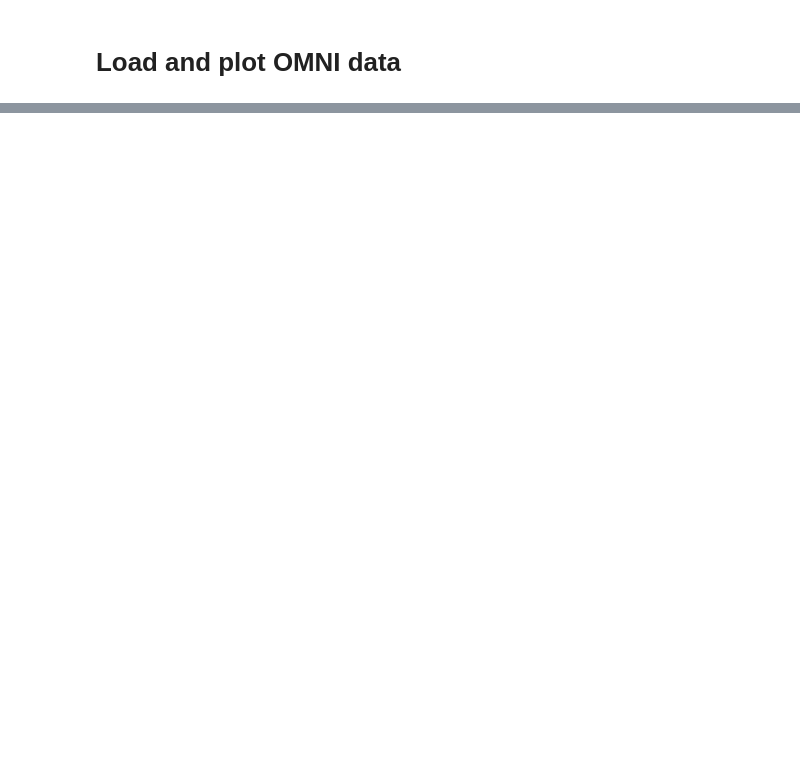
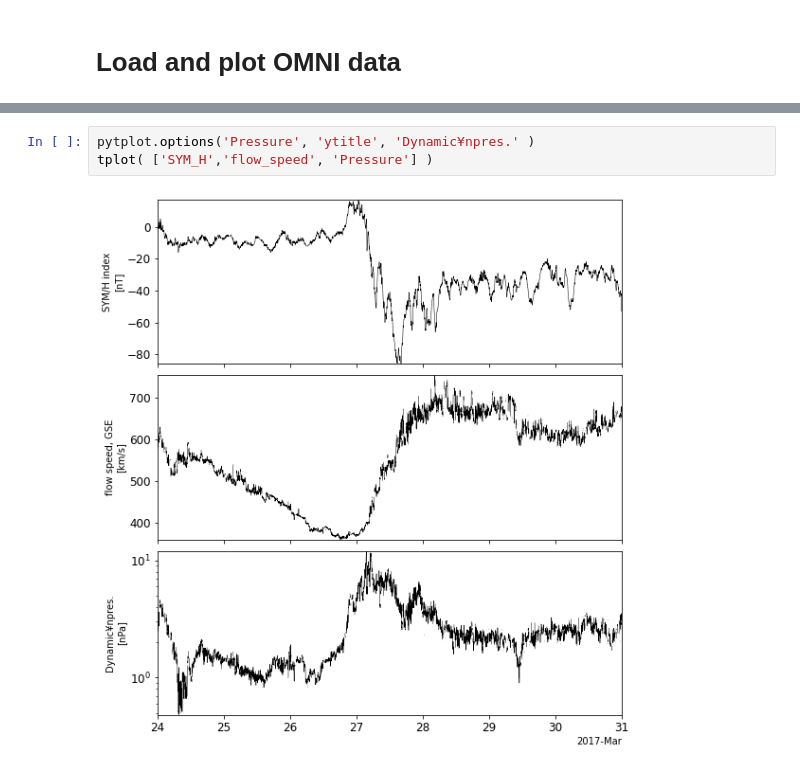
Before and after one commit to ergsc-devel/arase_example, a Jupyter notebook: basic/OMNI_data_examples.ipynb, the cells around one changed output, grey strips where cells are left out. Drawn from its saved outputs; the diff is of its cells as text; blank space fills up the shorter version.

```diff
--- a/basic/OMNI_data_examples.ipynb
+++ b/basic/OMNI_data_examples.ipynb
@@ -30,0 +60,5 @@ Time clip was applied to: ASY_H
+# %%
+pytplot.options('Pressure', 'ytitle', 'Dynamic¥npres.' )
+tplot( ['SYM_H','flow_speed', 'Pressure'] )
+# %% [output]
+[figure, added]
```
Also changed, not shown: parts of 6 cells of this notebook.
